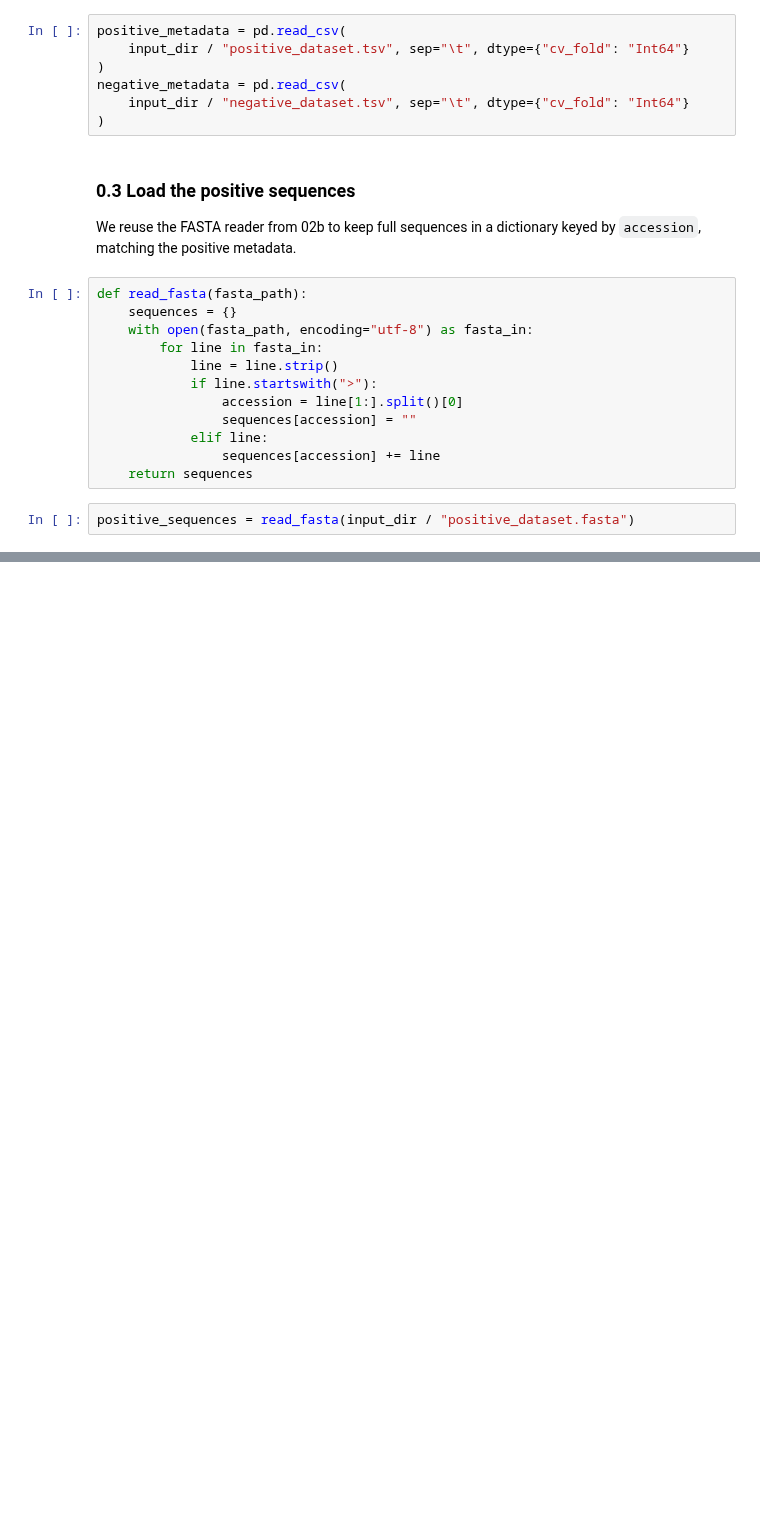
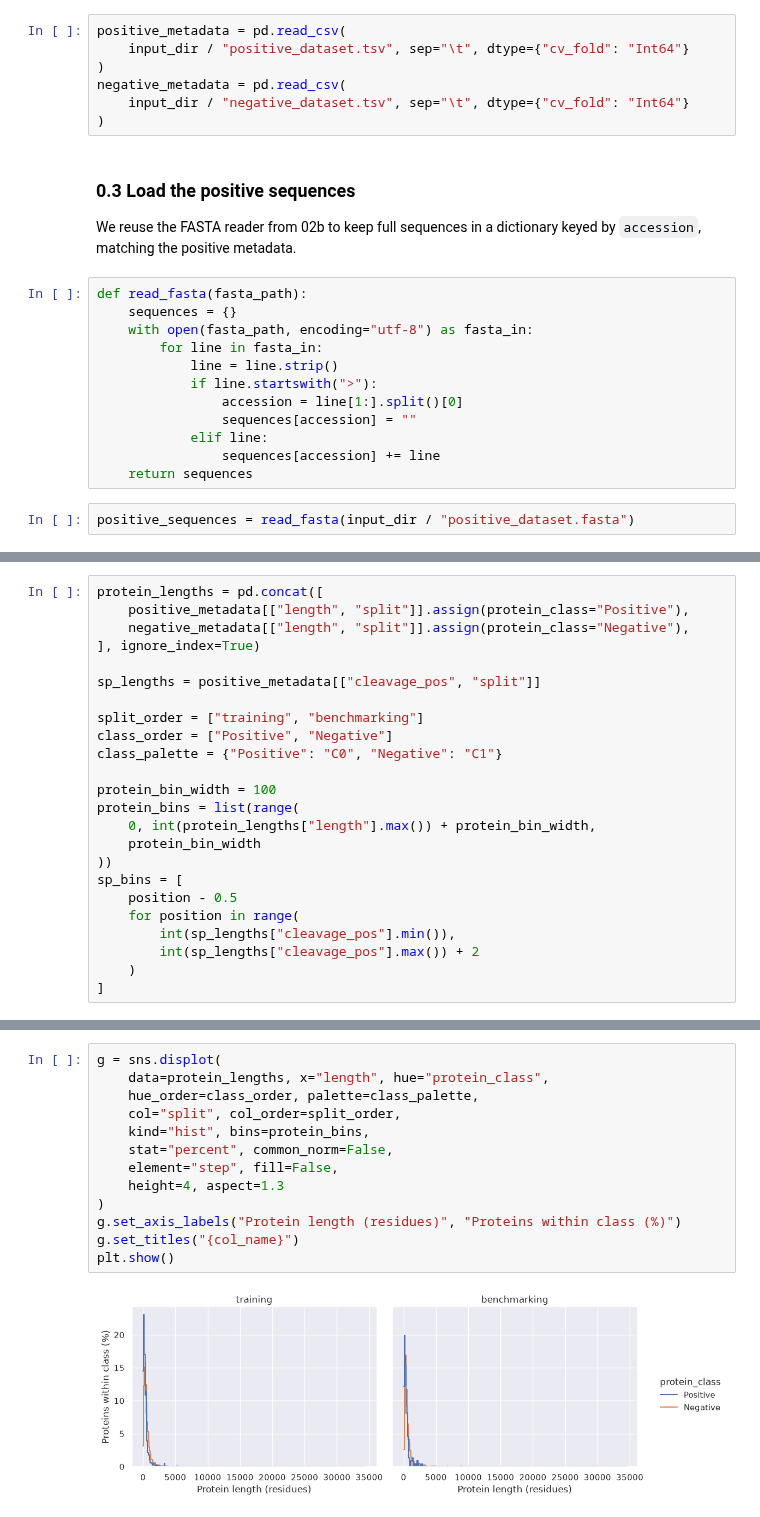
Before and after one commit to bioinformatikk/LB2_project_Group_10, a Jupyter notebook: notebooks/02c_data_analysis.ipynb, the cells around one changed output, grey strips where cells are left out. Cells and saved outputs as stored; diff of their text form; blank space fills up the shorter version.

Commit message:
Distribution plots on 02c

```diff
--- a/notebooks/02c_data_analysis.ipynb
+++ b/notebooks/02c_data_analysis.ipynb
@@ -56,0 +63,24 @@ positive_sequences = read_fasta(input_dir / "positive_dataset.fasta")
+# %%
+protein_lengths = pd.concat([
+    positive_metadata[["length", "split"]].assign(protein_class="Positive"),
+    negative_metadata[["length", "split"]].assign(protein_class="Negative"),
+], ignore_index=True)
+
+sp_lengths = positive_metadata[["cleavage_pos", "split"]]
+
+split_order = ["training", "benchmarking"]
+class_order = ["Positive", "Negative"]
+class_palette = {"Positive": "C0", "Negative": "C1"}
+
+protein_bin_width = 100
+protein_bins = list(range(
+    0, int(protein_lengths["length"].max()) + protein_bin_width,
+    protein_bin_width
+))
+sp_bins = [
+    position - 0.5
+    for position in range(
+        int(sp_lengths["cleavage_pos"].min()),
+        int(sp_lengths["cleavage_pos"].max()) + 2
+    )
+]
@@ -56,0 +93,15 @@ positive_sequences = read_fasta(input_dir / "positive_dataset.fasta")
+# %%
+g = sns.displot(
+    data=protein_lengths, x="length", hue="protein_class",
+    hue_order=class_order, palette=class_palette,
+    col="split", col_order=split_order,
+    kind="hist", bins=protein_bins,
+    stat="percent", common_norm=False,
+    element="step", fill=False,
+    height=4, aspect=1.3
+)
+g.set_axis_labels("Protein length (residues)", "Proteins within class (%)")
+g.set_titles("{col_name}")
+plt.show()
+# %% [output]
+[figure, added]
```
Also changed, not shown: parts of 22 cells of this notebook, 1 other file.
